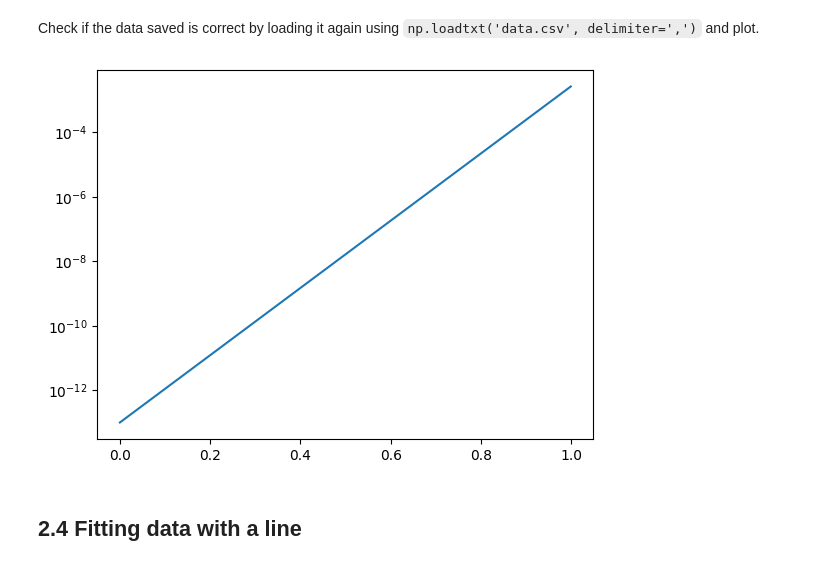
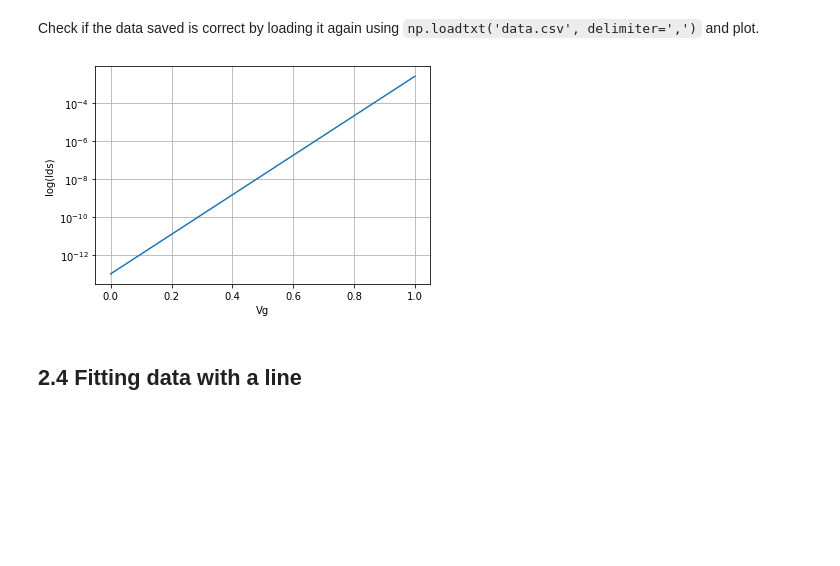
Before and after one commit to daggermaster3000/NE1, a Jupyter notebook: TP1/2022_Lab01_18_Working_Copy.ipynb, the cells around one changed output. Drawn from its saved outputs; the diff is of its cells as text; code cells hidden in the pictures; blank space fills up the shorter version.

Commit message:
Added image table and titles for graphs

```diff
--- a/TP1/2022_Lab01_18_Working_Copy.ipynb
+++ b/TP1/2022_Lab01_18_Working_Copy.ipynb
@@ -179,12 +180,15 @@ Check if the data saved is correct by loading it again using `np.loadtxt('data.c
 # %%
  # load from csv file
 x, y = np.loadtxt('data.csv',delimiter=',')
 # plot
-plt.plot(x,y)
+plt.plot(x, y,label=r'$ I_{ds} = I_0 e^{\frac{\kappa}{U_T} V_g}$')
+plt.xlabel("Vg")
+plt.ylabel('log(Ids)')
+plt.grid()
 plt.semilogy()
 plt.show()
 # %% [output]
-[figure, old version]
+[figure, new version]
 # %% [markdown]
 ## 2.4 Fitting data with a line
 # %% [markdown]
```
Also changed, not shown: parts of 8 cells of this notebook, 1 other file.
